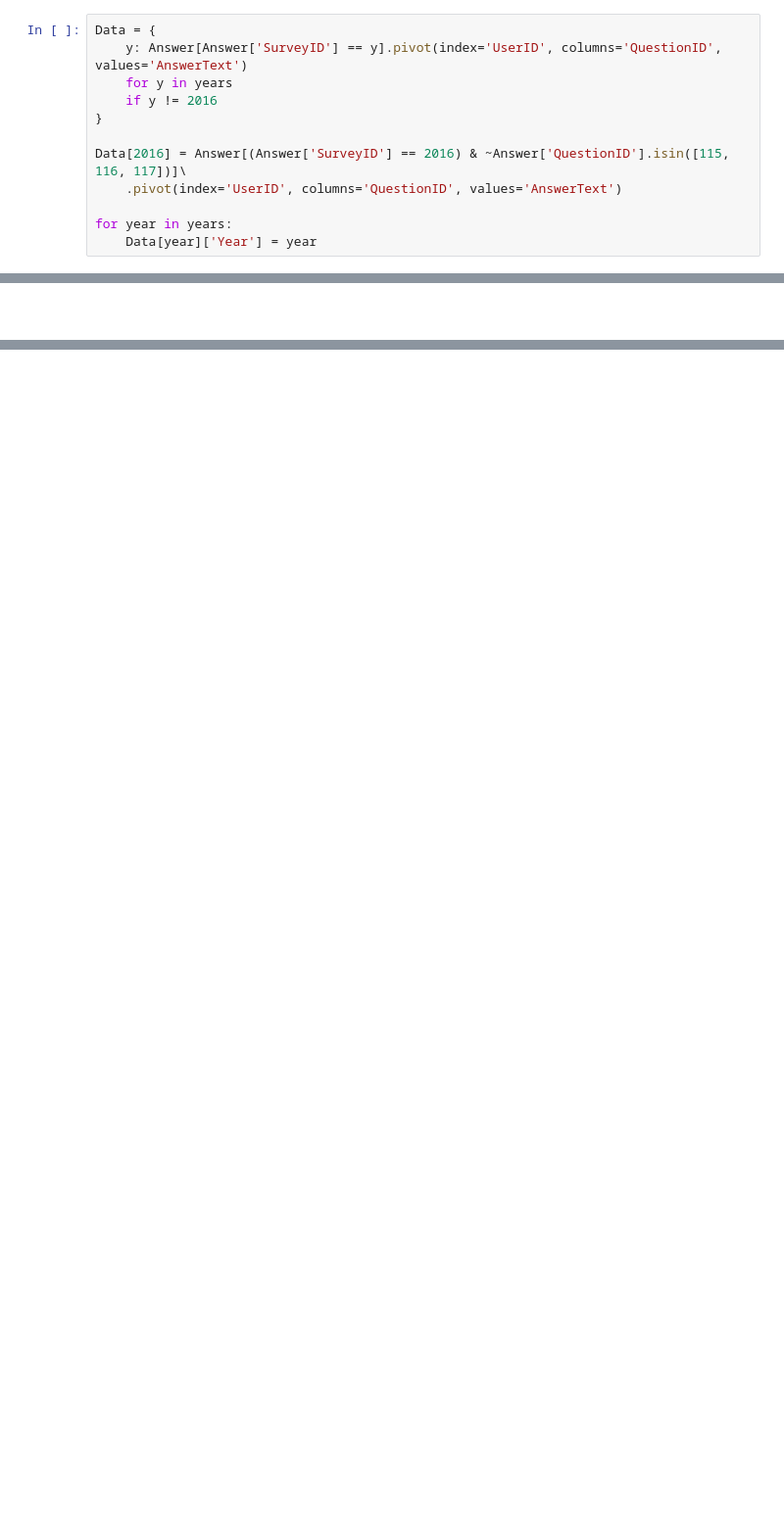
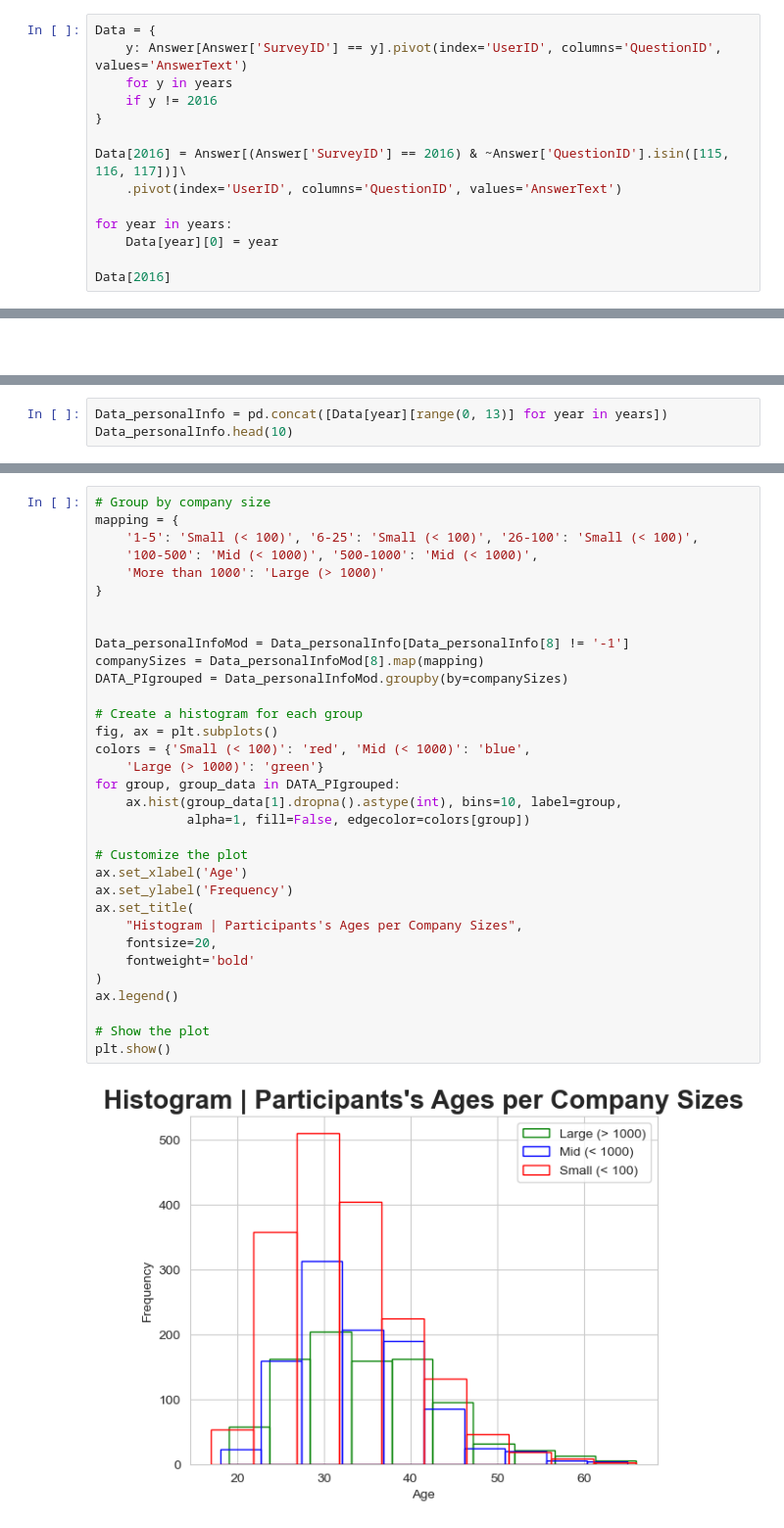
Before and after one commit to 2HO4/MentalHealth, a Jupyter notebook: DataAnalysis_MentalHealth.ipynb, the cells around one changed output, grey strips where cells are left out. Shown at 98% size. Cells and saved outputs as stored; diff of their text form; blank space fills up the shorter version.

```diff
--- a/DataAnalysis_MentalHealth.ipynb
+++ b/DataAnalysis_MentalHealth.ipynb
@@ -623,4 +626,6 @@ Data[2016] = Answer[(Answer['SurveyID'] == 2016) & ~Answer['QuestionID'].isin([1
     .pivot(index='UserID', columns='QuestionID', values='AnswerText')
 
 for year in years:
-    Data[year]['Year'] = year
+    Data[year][0] = year
+
+Data[2016]
@@ -1200,0 +994,3 @@ curve.plot()
+# %%
+Data_personalInfo = pd.concat([Data[year][range(0, 13)] for year in years])
+Data_personalInfo.head(10)
@@ -1200,0 +1027,35 @@ curve.plot()
+# %%
+# Group by company size
+mapping = {
+    '1-5': 'Small (< 100)', '6-25': 'Small (< 100)', '26-100': 'Small (< 100)',
+    '100-500': 'Mid (< 1000)', '500-1000': 'Mid (< 1000)',
+    'More than 1000': 'Large (> 1000)'
+}
+
+
+Data_personalInfoMod = Data_personalInfo[Data_personalInfo[8] != '-1']
+companySizes = Data_personalInfoMod[8].map(mapping)
+DATA_PIgrouped = Data_personalInfoMod.groupby(by=companySizes)
+
+# Create a histogram for each group
+fig, ax = plt.subplots()
+colors = {'Small (< 100)': 'red', 'Mid (< 1000)': 'blue',
+    'Large (> 1000)': 'green'}
+for group, group_data in DATA_PIgrouped:
+    ax.hist(group_data[1].dropna().astype(int), bins=10, label=group,
+            alpha=1, fill=False, edgecolor=colors[group])
+
+# Customize the plot
+ax.set_xlabel('Age')
+ax.set_ylabel('Frequency')
+ax.set_title(
+    "Histogram | Participants's Ages per Company Sizes",
+    fontsize=20,
+    fontweight='bold'
+)
+ax.legend()
+
+# Show the plot
+plt.show()
+# %% [output]
+[figure, added]
```
Also changed, not shown: parts of 47 cells of this notebook, 6 other files.
